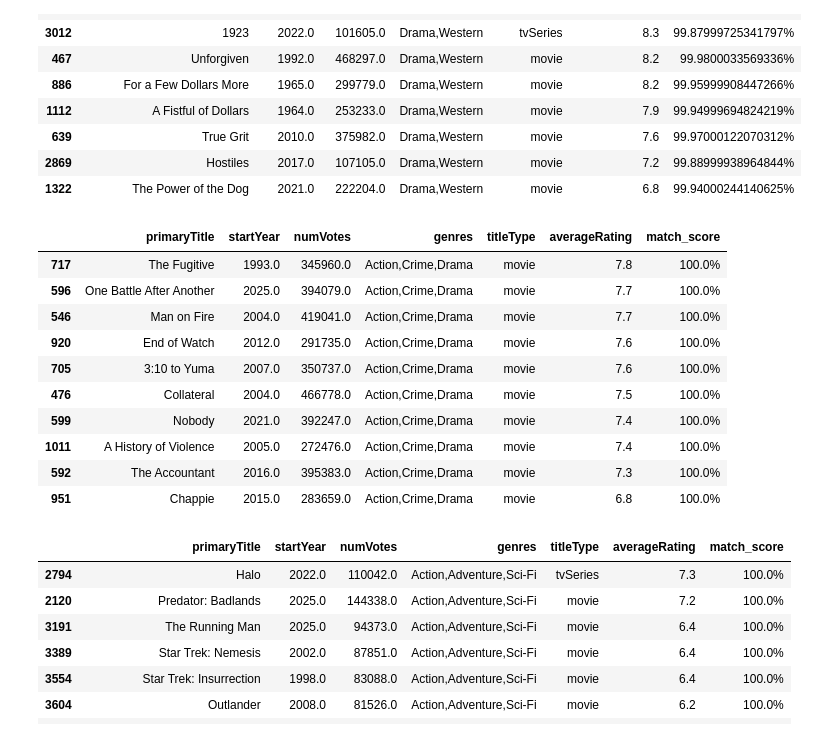
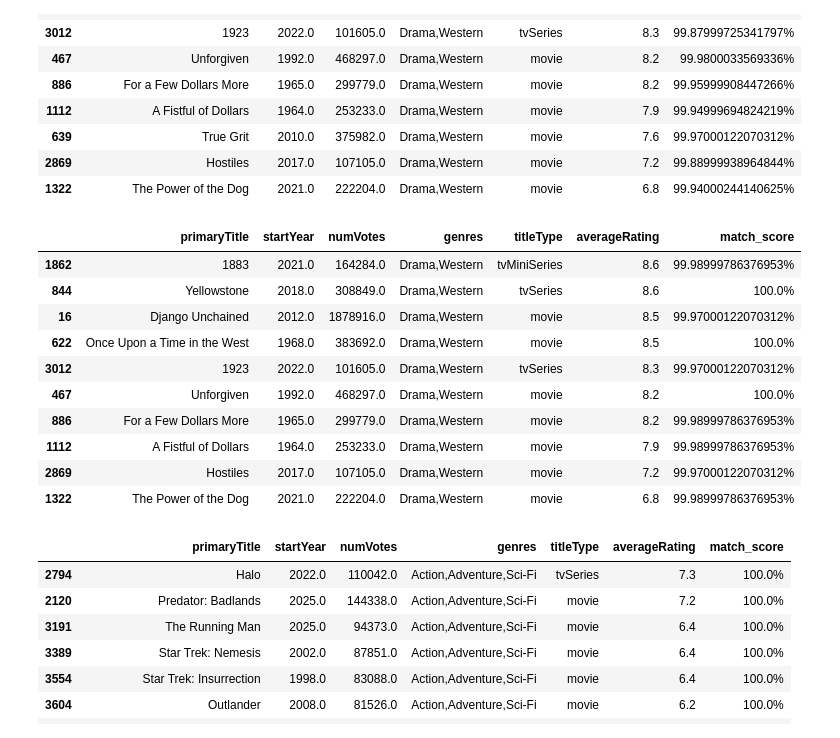
Before and after one commit to lewinskie254/movie-recommender, a Jupyter notebook: movie_dataset.ipynb, the cells around one changed output. Cells and saved outputs as stored; diff of their text form; code cells hidden in the pictures.

```diff
--- a/movie_dataset.ipynb
+++ b/movie_dataset.ipynb
@@ -554,19 +551,19 @@ get_recommendations_faiss("Django unchained")
 | 2869 | Hostiles | 2017.0 | 107105.0 | Drama,Western | movie | 7.2 | 99.88999938964844% |
 | 1322 | The Power of the Dog | 2021.0 | 222204.0 | Drama,Western | movie | 6.8 | 99.94000244140625% |
 # %%
-get_recommendations_faiss("Law Abiding Citizen")
+get_recommendations_faiss("True Grit")
 # %% [output]
 |  | primaryTitle | startYear | numVotes | genres | titleType | averageRating | match_score |
-| 717 | The Fugitive | 1993.0 | 345960.0 | Action,Crime,Drama | movie | 7.8 | 100.0% |
-| 596 | One Battle After Another | 2025.0 | 394079.0 | Action,Crime,Drama | movie | 7.7 | 100.0% |
-| 546 | Man on Fire | 2004.0 | 419041.0 | Action,Crime,Drama | movie | 7.7 | 100.0% |
-| 920 | End of Watch | 2012.0 | 291735.0 | Action,Crime,Drama | movie | 7.6 | 100.0% |
-| 705 | 3:10 to Yuma | 2007.0 | 350737.0 | Action,Crime,Drama | movie | 7.6 | 100.0% |
-| 476 | Collateral | 2004.0 | 466778.0 | Action,Crime,Drama | movie | 7.5 | 100.0% |
-| 599 | Nobody | 2021.0 | 392247.0 | Action,Crime,Drama | movie | 7.4 | 100.0% |
-| 1011 | A History of Violence | 2005.0 | 272476.0 | Action,Crime,Drama | movie | 7.4 | 100.0% |
-| 592 | The Accountant | 2016.0 | 395383.0 | Action,Crime,Drama | movie | 7.3 | 100.0% |
-| 951 | Chappie | 2015.0 | 283659.0 | Action,Crime,Drama | movie | 6.8 | 100.0% |
+| 1862 | 1883 | 2021.0 | 164284.0 | Drama,Western | tvMiniSeries | 8.6 | 99.98999786376953% |
+| 844 | Yellowstone | 2018.0 | 308849.0 | Drama,Western | tvSeries | 8.6 | 100.0% |
+| 16 | Django Unchained | 2012.0 | 1878916.0 | Drama,Western | movie | 8.5 | 99.97000122070312% |
+| 622 | Once Upon a Time in the West | 1968.0 | 383692.0 | Drama,Western | movie | 8.5 | 100.0% |
+| 3012 | 1923 | 2022.0 | 101605.0 | Drama,Western | tvSeries | 8.3 | 99.97000122070312% |
+| 467 | Unforgiven | 1992.0 | 468297.0 | Drama,Western | movie | 8.2 | 100.0% |
+| 886 | For a Few Dollars More | 1965.0 | 299779.0 | Drama,Western | movie | 8.2 | 99.98999786376953% |
+| 1112 | A Fistful of Dollars | 1964.0 | 253233.0 | Drama,Western | movie | 7.9 | 99.98999786376953% |
+| 2869 | Hostiles | 2017.0 | 107105.0 | Drama,Western | movie | 7.2 | 99.97000122070312% |
+| 1322 | The Power of the Dog | 2021.0 | 222204.0 | Drama,Western | movie | 6.8 | 99.98999786376953% |
 # %%
 get_recommendations_faiss("Hardcore henry")
 # %% [output]
```
Also changed, not shown: parts of 3 cells of this notebook.
